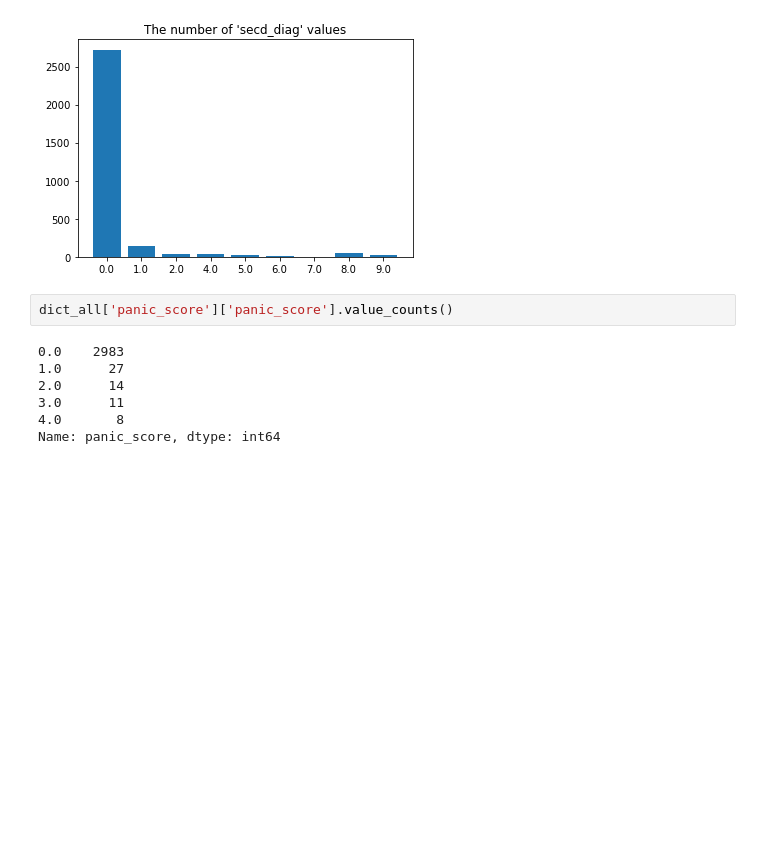
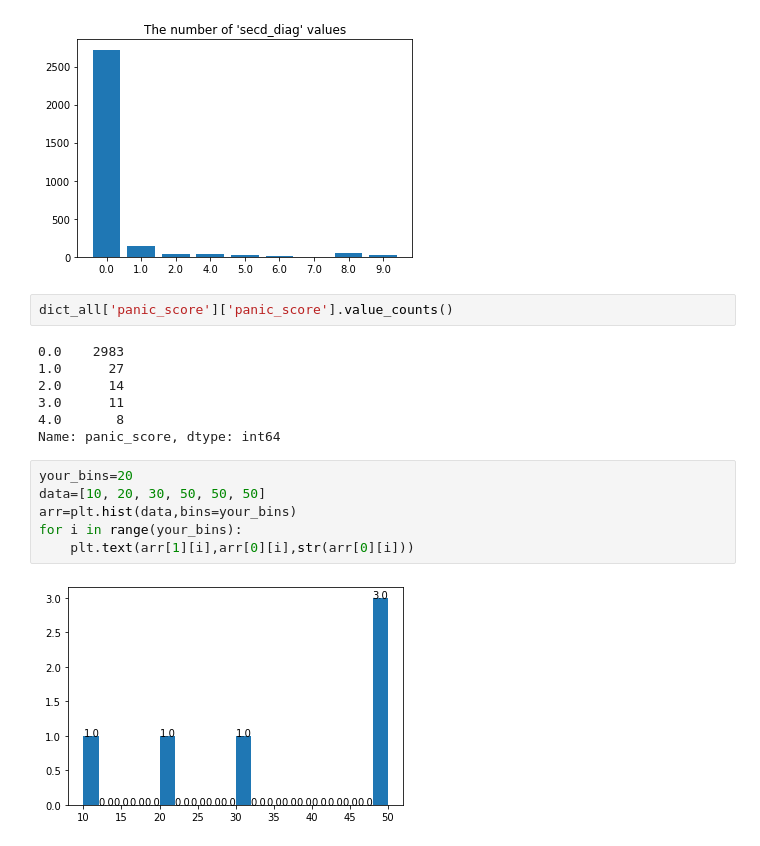
Before and after one commit to tomstark99/COMS30050, a Jupyter notebook: coursework/junoh/each_target_values_numbers.ipynb, the cells around one changed output. Drawn from its saved outputs; the diff is of its cells as text; blank space fills up the shorter version.

Commit message:
added histogram

```diff
--- a/coursework/junoh/each_target_values_numbers.ipynb
+++ b/coursework/junoh/each_target_values_numbers.ipynb
@@ -228,6 +228,14 @@ dict_all['panic_score']['panic_score'].value_counts()
 3.0      11
 4.0       8
 Name: panic_score, dtype: int64
+# %%
+your_bins=20
+data=[10, 20, 30, 50, 50, 50]
+arr=plt.hist(data,bins=your_bins)
+for i in range(your_bins):
+    plt.text(arr[1][i],arr[0][i],str(arr[0][i]))
+# %% [output]
+[figure, added]
 # %%
 x = np.arange(len(num_all['panic_score']))
 values = [num_all['panic_score'][i] for i in num_all['panic_score']]
```
Also changed, not shown: parts of 5 cells of this notebook, 2 other files.
